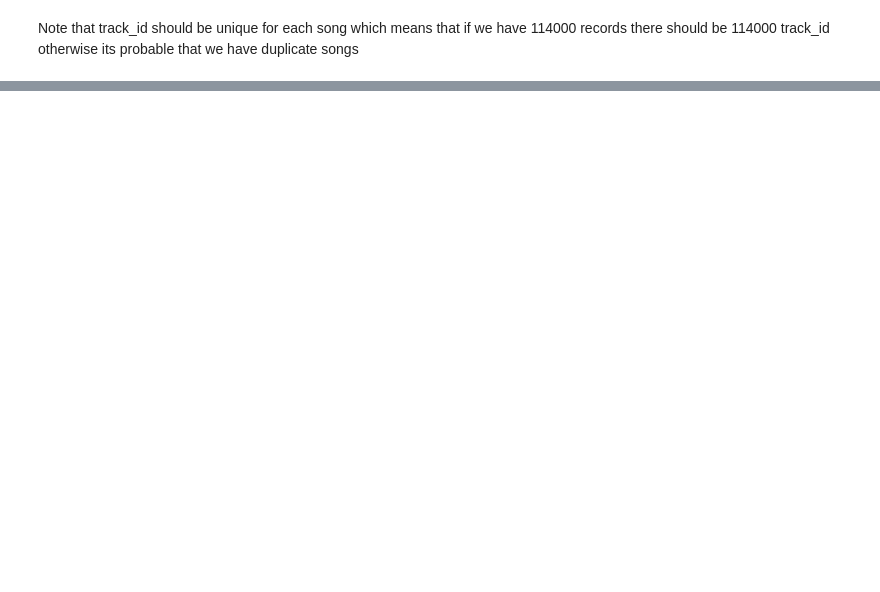
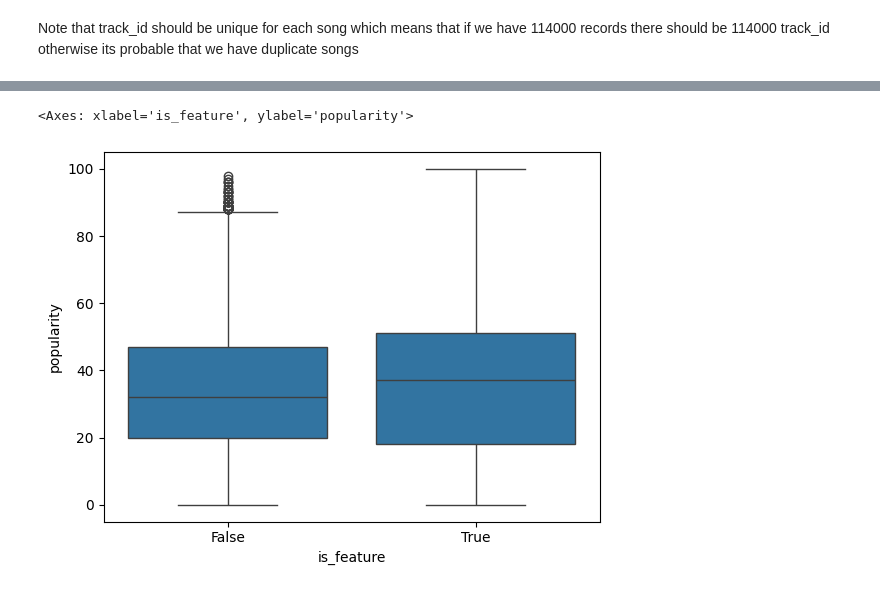
Before and after one commit to valentinabc19/etl_workshop002, a Jupyter notebook: notebooks/004_spotify_eda.ipynb, the cells around one changed output, grey strips where cells are left out. Drawn from its saved outputs; the diff is of its cells as text; code cells hidden in the pictures; blank space fills up the shorter version.

```diff
--- a/notebooks/004_spotify_eda.ipynb
+++ b/notebooks/004_spotify_eda.ipynb
@@ -61,3 +76,5 @@ df.describe(include = "all")
 # %% [markdown]
 Note that track_id should be unique for each song which means that if we have 114000 records there should be 114000 track_id otherwise its probable that we have duplicate songs
+# %%
+spotify_df = spotify_df.drop_duplicates(subset='track_id')
 # %%
@@ -72,0 +84,21 @@ df_spotify = df_spotify.drop_duplicates(subset='track_id')
+# %%
+spotify_df['artists'] = (
+    spotify_df['artists']
+    .str.strip()  # Elimina espacios al inicio/final
+    .str.replace(r'[\'"]', '', regex=True)  # Elimina comillas simples y dobles
+    .str.replace(r'\s+', ' ', regex=True)  # Reemplaza múltiples espacios por uno solo
+)
+
+# Normalizar track_name (mismo proceso)
+spotify_df['track_name'] = (
+    spotify_df['track_name']
+    .str.strip()  # Elimina espacios al inicio/final
+    .str.replace(r'[\'"]', '', regex=True)  # Elimina comillas simples y dobles
+    .str.replace(r'\s+', ' ', regex=True)  # Reemplaza múltiples espacios por uno solo
+)
+# %%
+# Crear una columna con el primer artista (útil para merges)
+spotify_df['primary_artist'] = spotify_df['artists'].str.split(';').str[0]
+
+# Opcional: Explotar la lista de artistas (una fila por artista)
+# df_exploded = df_spotify.assign(artists=df_spotify['artists'].str.split(';')).explode('artists')
@@ -72,0 +111,6 @@ df_spotify = df_spotify.drop_duplicates(subset='track_id')
+# %%
+# Crear columna 'is_feature'
+spotify_df['is_feature'] = spotify_df['artists'].str.contains(';').astype('bool')
+
+# Verificar
+print(spotify_df[['track_name', 'artists', 'is_feature']].sample(5))
@@ -72,0 +131,7 @@ df_spotify = df_spotify.drop_duplicates(subset='track_id')
+# %%
+import seaborn as sns
+
+sns.boxplot(data=spotify_df, x='is_feature', y='popularity')
+# %% [output]
+<Axes: xlabel='is_feature', ylabel='popularity'>
+[figure, added]
```
Also changed, not shown: parts of 34 cells of this notebook, 5 other files.
